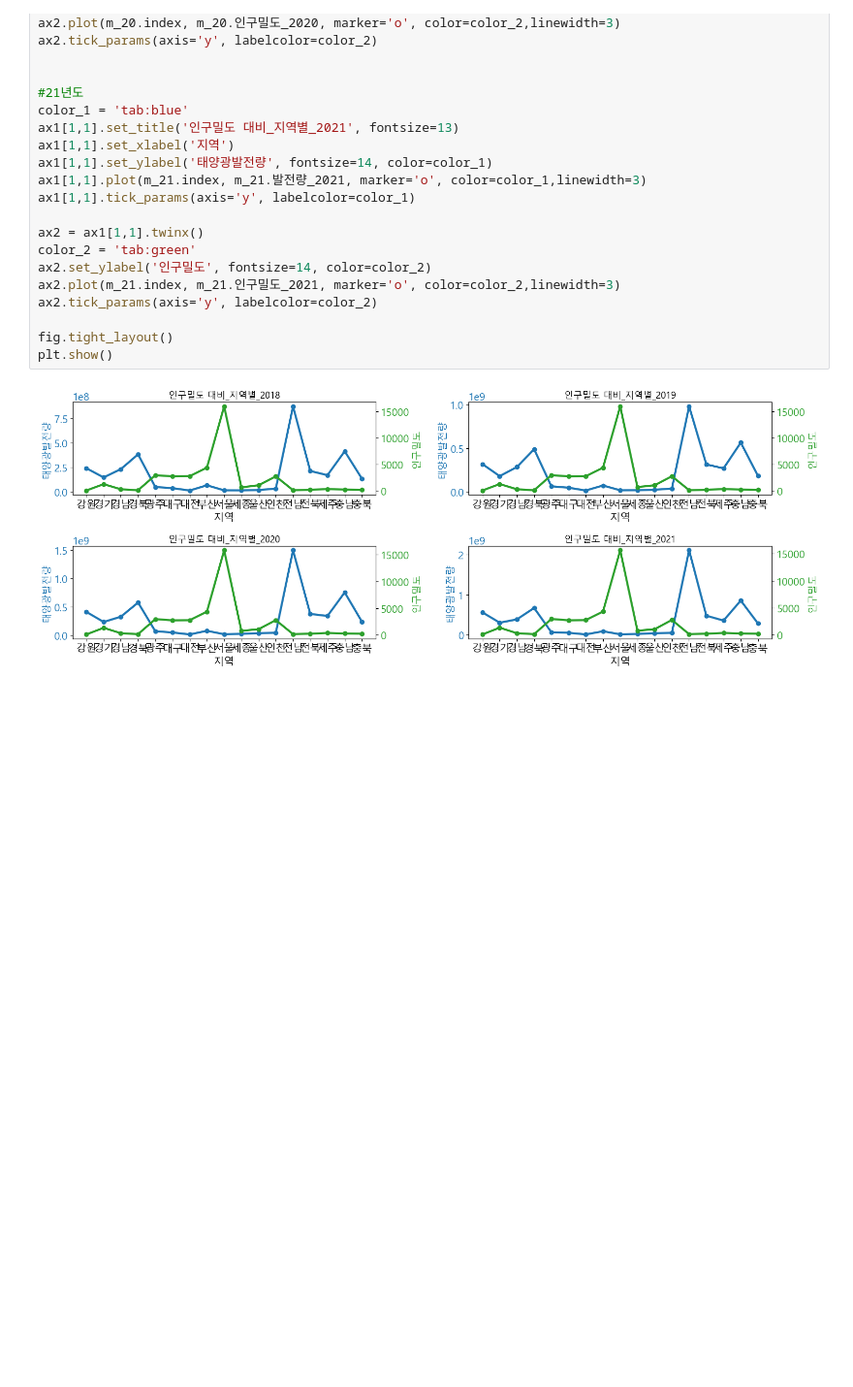
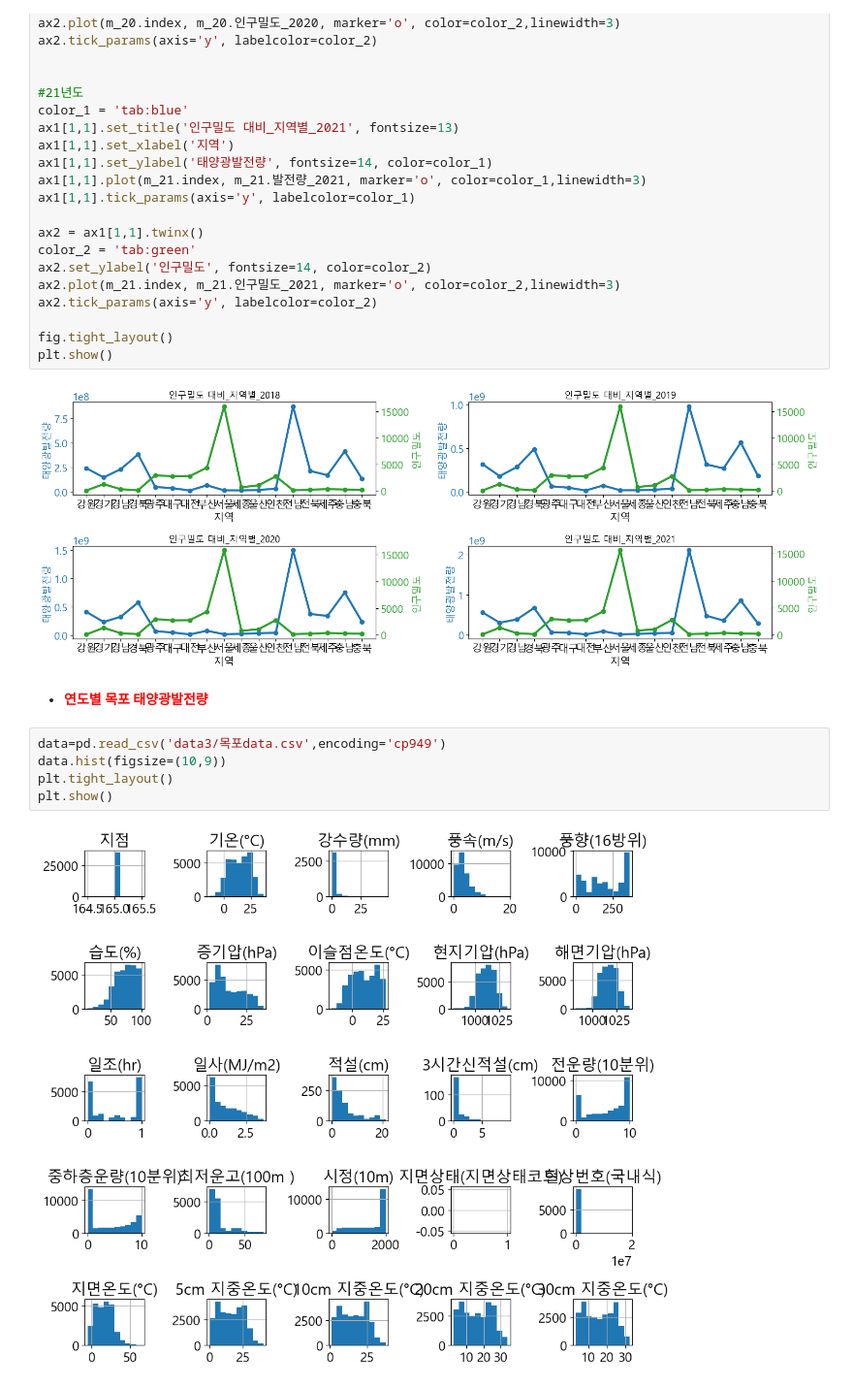
Before and after one commit to iiiiin/KEPCO-Digital-Bootcamp_sprint-1, a Jupyter notebook: Untitled-1.ipynb, the cells around one changed output. Shown at 97% size. Saved outputs shown, nothing was run; the diff lists cells and outputs as text; blank space fills up the shorter version.

```diff
--- a/Untitled-1.ipynb
+++ b/Untitled-1.ipynb
@@ -802,3 +821,12 @@ fig.tight_layout()
 plt.show()
 # %% [output]
 [figure]
+# %% [markdown]
+- <span style='color:red'><b>연도별 목포 태양광발전량
+# %%
+data=pd.read_csv('data3/목포data.csv',encoding='cp949')
+data.hist(figsize=(10,9))
+plt.tight_layout()
+plt.show()
+# %% [output]
+[figure, added]
```
Also changed, not shown: parts of 14 cells of this notebook, 31 other files.
